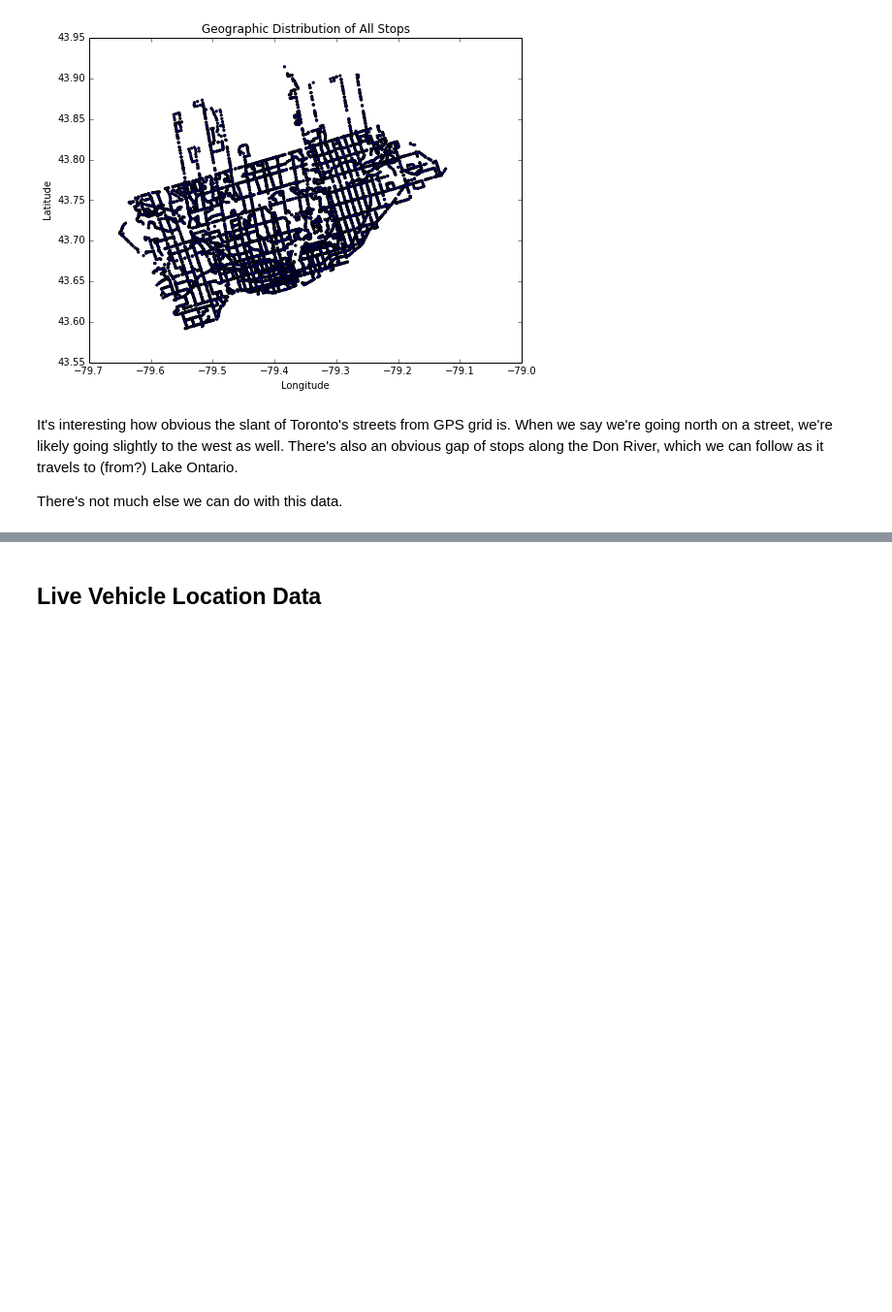
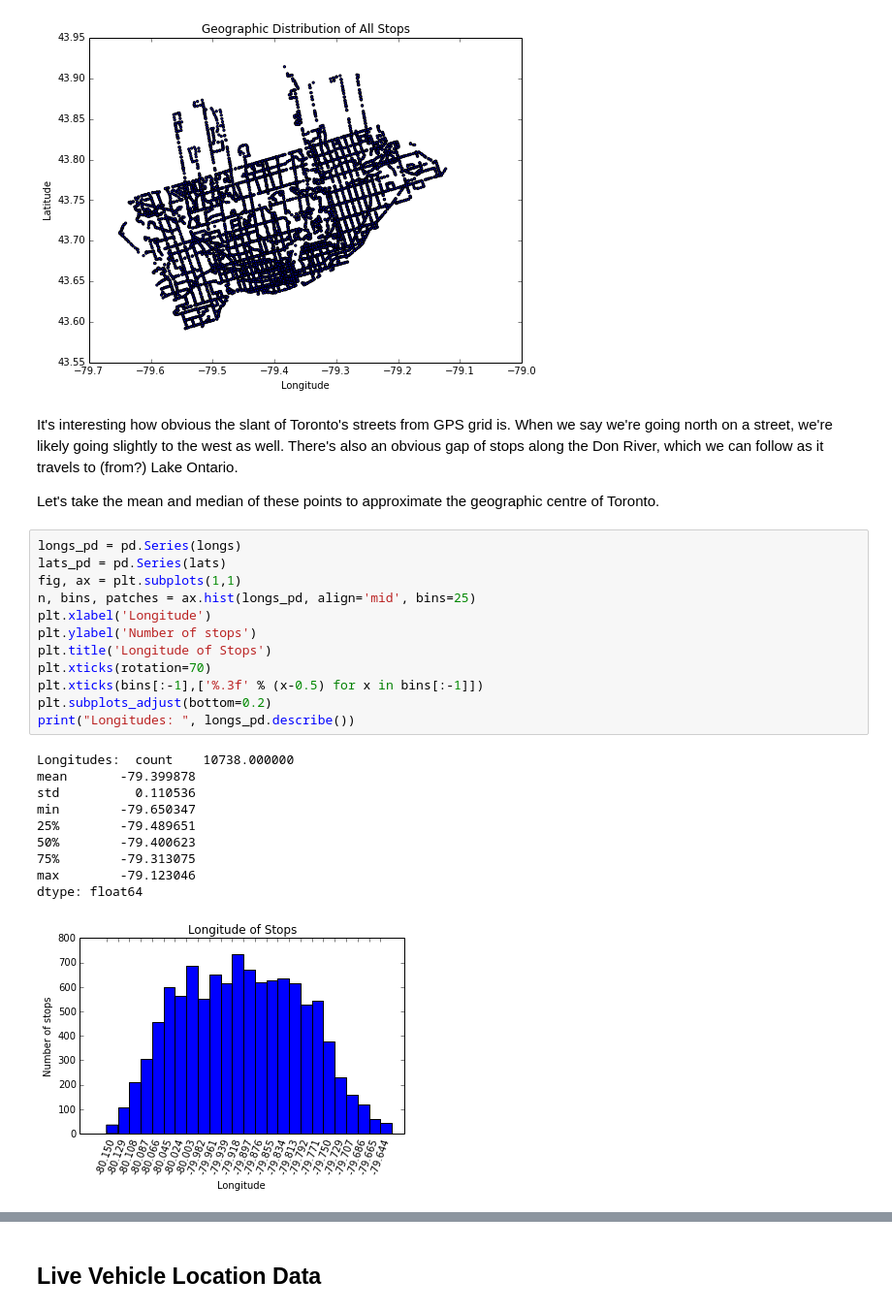
Before and after one commit to ericye16/TTC-Report, a Jupyter notebook: Data Summative.ipynb, the cells around one changed output, grey strips where cells are left out. Shown at 97% size. Cells and saved outputs as stored; diff of their text form; blank space fills up the shorter version.

```diff
--- a/Data Summative.ipynb
+++ b/Data Summative.ipynb
@@ -276,4 +277,27 @@ t = plt.title('Geographic Distribution of All Stops')
 # %% [markdown]
 It's interesting how obvious the slant of Toronto's streets from GPS grid is. When we say we're going north on a street, we're likely going slightly to the west as well. There's also an obvious gap of stops along the Don River, which we can follow as it travels to (from?) Lake Ontario.
 
-There's not much else we can do with this data.
+Let's take the mean and median of these points to approximate the geographic centre of Toronto.
+# %%
+longs_pd = pd.Series(longs)
+lats_pd = pd.Series(lats)
+fig, ax = plt.subplots(1,1)
+n, bins, patches = ax.hist(longs_pd, align='mid', bins=25)
+plt.xlabel('Longitude')
+plt.ylabel('Number of stops')
+plt.title('Longitude of Stops')
+plt.xticks(rotation=70)
+plt.xticks(bins[:-1],['%.3f' % (x-0.5) for x in bins[:-1]])
+plt.subplots_adjust(bottom=0.2)
+print("Longitudes: ", longs_pd.describe())
+# %% [output]
+Longitudes:  count    10738.000000
+mean       -79.399878
+std          0.110536
+min        -79.650347
+25%        -79.489651
+50%        -79.400623
+75%        -79.313075
+max        -79.123046
+dtype: float64
+[figure, added]
```
Also changed, not shown: parts of 18 cells of this notebook, 1 other file.
